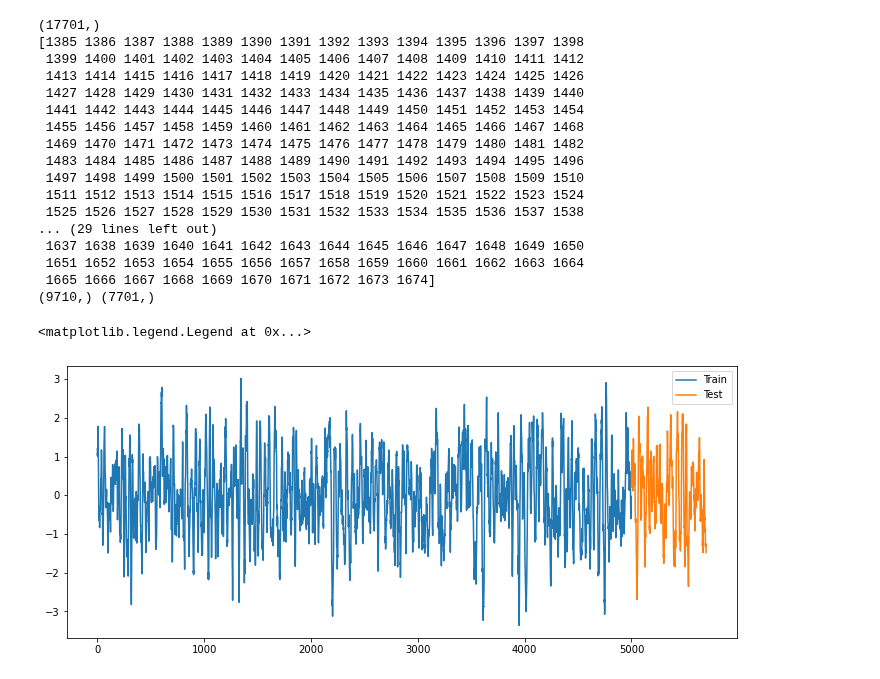
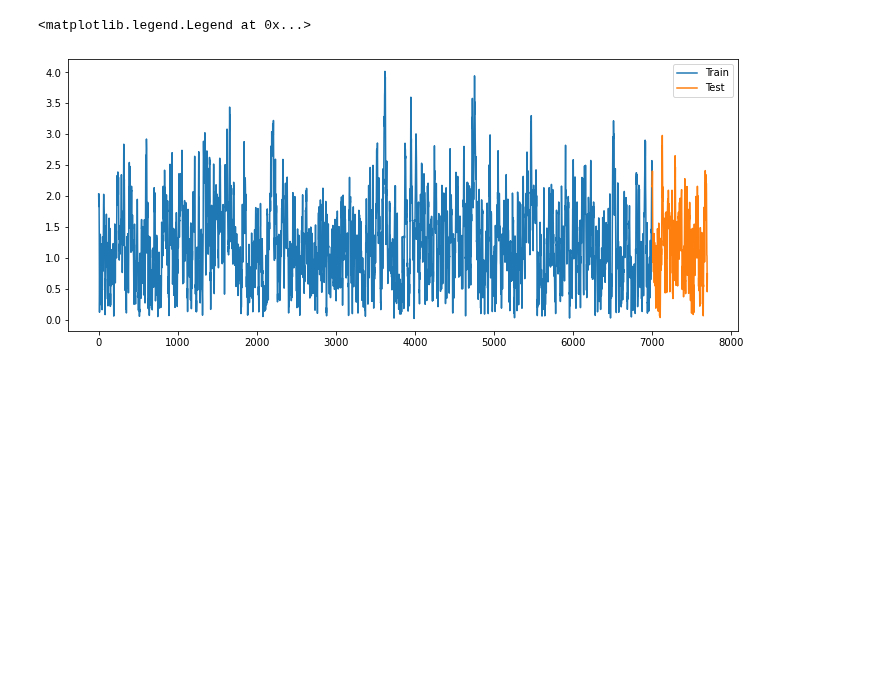
Before and after one commit to vishwas1984/SINDy_RealData, a Jupyter notebook: GP_MJO_RMM.ipynb, the cells around one changed output. Cells and saved outputs as stored; diff of their text form; code cells hidden in the pictures; blank space fills up the shorter version.

```diff
--- a/GP_MJO_RMM.ipynb
+++ b/GP_MJO_RMM.ipynb
@@ -33,0 +76,17 @@ for i in range(1, len(lines)):
+# %%
+N_train = 7000
+N_forecast = 700
+Ztrain_RMM2 = data_RMM2['train'][:N_train]
+Ztest_RMM2 = data_RMM2['train'][N_train:N_train+N_forecast]
+
+Ztrain_RMM1 = data_RMM1['train'][:N_train]
+Ztest_RMM1 = data_RMM1['train'][N_train:N_train+N_forecast]
+
+Ztrain_amplitude = data_amplitude['train'][:N_train]
+Ztest_amplitude = data_amplitude['train'][N_train:N_train+N_forecast]
+
+Ztrain_phase = data_phase['train'][:N_train]
+Ztest_phase = data_phase['train'][N_train:N_train+N_forecast]
+print(idx2)
+# # data['train'] = np.load(f'{datadir}/amplitude_data.npy').T
+# # data['test'] = np.load(f'{datadir}/Z500_Test_Snapshots.npy').T
@@ -34,54 +111,11 @@ for i in range(1, len(lines)):
 # %%
-data_RMM1 = {}
-data_RMM2 = {}
-# entire_data = np.load('amplitude_data.npy')
-print(RMM1.shape)
-data_RMM1['train'] = RMM1[:10000]
-data_RMM1['test'] = RMM1[10000:]
-idx1 = np.where(data_RMM1['train'] > 1e34)[0]
-print(idx1)
-
-print(RMM2.shape)
-data_RMM2['train'] = RMM2[:10000]
-data_RMM2['test'] = RMM2[10000:]
-idx2 = np.where(data_RMM2['train'] > 1e34)[0]
-print(idx2)
-
-
-data_RMM2['train'] = np.delete(data_RMM2['train'], idx1)
-print(data_RMM2['train'].shape, data_RMM2['test'].shape)
-
-N_train = 5000
-N_forecast = 700
-Ztrain = data_RMM2['train'][:N_train]
-Ztest = data_RMM2['train'][N_train:N_train+N_forecast]
-# data['train'] = np.load(f'{datadir}/amplitude_data.npy').T
-# data['test'] = np.load(f'{datadir}/Z500_Test_Snapshots.npy').T
-
 plt.figure(figsize=(12, 5))
-plt.plot(np.arange(N_train), Ztrain)
-plt.plot(np.arange(N_train, N_train+N_forecast), Ztest)
+plt.plot(np.arange(N_train), Ztrain_amplitude)
+plt.plot(np.arange(N_train, N_train+N_forecast), Ztest_amplitude)
 plt.legend(['Train', 'Test'])
 # %% [output]
-(17701,)
-[1385 1386 1387 1388 1389 1390 1391 1392 1393 1394 1395 1396 1397 1398
- 1399 1400 1401 1402 1403 1404 1405 1406 1407 1408 1409 1410 1411 1412
- 1413 1414 1415 1416 1417 1418 1419 1420 1421 1422 1423 1424 1425 1426
- 1427 1428 1429 1430 1431 1432 1433 1434 1435 1436 1437 1438 1439 1440
- 1441 1442 1443 1444 1445 1446 1447 1448 1449 1450 1451 1452 1453 1454
- 1455 1456 1457 1458 1459 1460 1461 1462 1463 1464 1465 1466 1467 1468
- 1469 1470 1471 1472 1473 1474 1475 1476 1477 1478 1479 1480 1481 1482
- 1483 1484 1485 1486 1487 1488 1489 1490 1491 1492 1493 1494 1495 1496
- 1497 1498 1499 1500 1501 1502 1503 1504 1505 1506 1507 1508 1509 1510
- 1511 1512 1513 1514 1515 1516 1517 1518 1519 1520 1521 1522 1523 1524
- 1525 1526 1527 1528 1529 1530 1531 1532 1533 1534 1535 1536 1537 1538
-... (29 lines left out)
- 1637 1638 1639 1640 1641 1642 1643 1644 1645 1646 1647 1648 1649 1650
- 1651 1652 1653 1654 1655 1656 1657 1658 1659 1660 1661 1662 1663 1664
- 1665 1666 1667 1668 1669 1670 1671 1672 1673 1674]
-(9710,) (7701,)
+<matplotlib.legend.Legend at 0x...>
-<matplotlib.legend.Legend at 0x...>
-[figure, old version]
+[figure, new version]
 # %%
 def rolling(a, window):
     shape = (a.size - window + 1, window)
```
Also changed, not shown: parts of 13 cells of this notebook.
